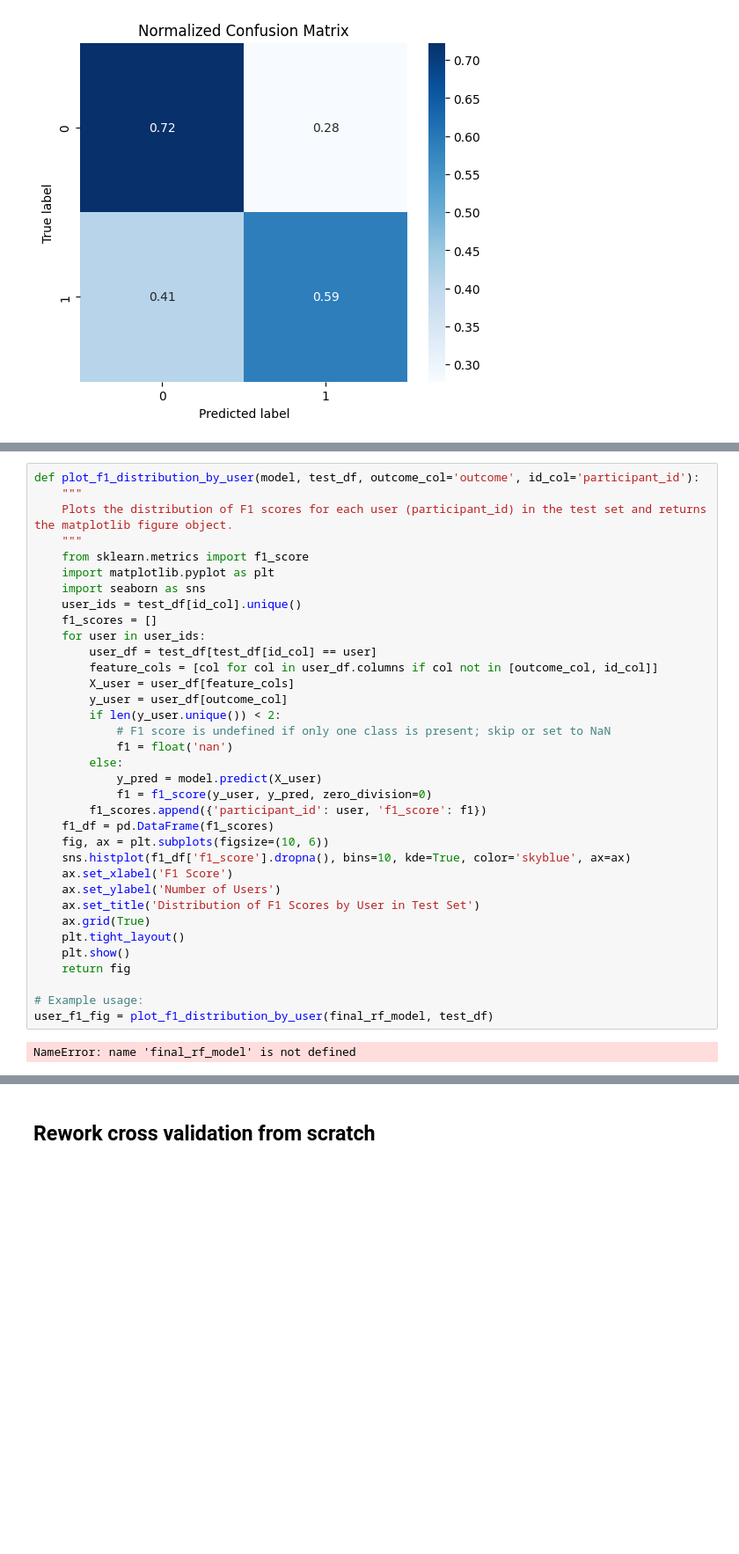
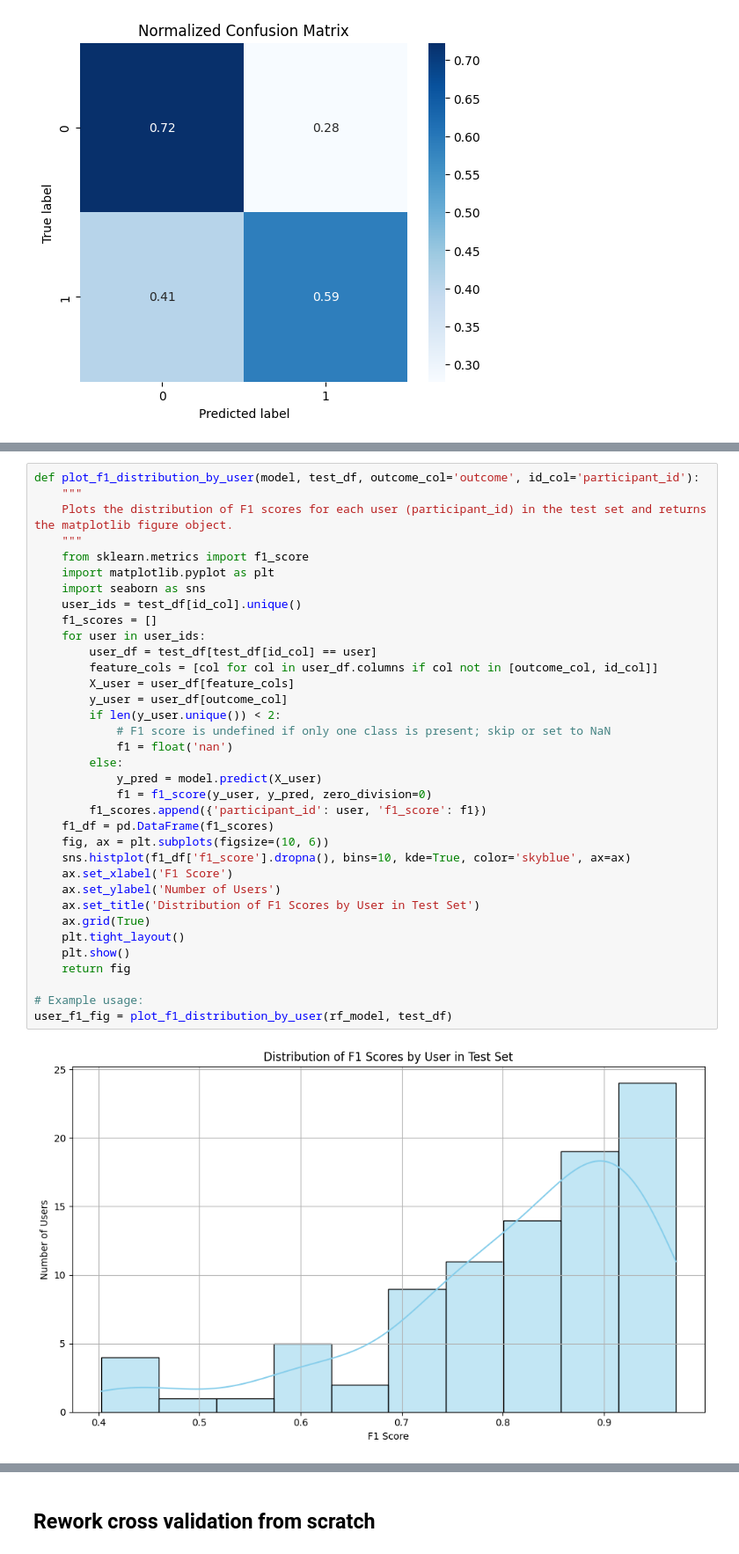
Before and after one commit to adityaponnada/real_time_prompting, a Jupyter notebook: general_model_between_user_with_SMOTE.ipynb, the cells around one changed output, grey strips where cells are left out. Shown at 88% size. Drawn from its saved outputs; the diff is of its cells as text; blank space fills up the shorter version.

```diff
--- a/general_model_between_user_with_SMOTE.ipynb
+++ b/general_model_between_user_with_SMOTE.ipynb
@@ -557,35 +553,35 @@ def plot_f1_distribution_by_user(model, test_df, outcome_col='outcome', id_col='
     from sklearn.metrics import f1_score
     import matplotlib.pyplot as plt
     import seaborn as sns
     user_ids = test_df[id_col].unique()
     f1_scores = []
     for user in user_ids:
         user_df = test_df[test_df[id_col] == user]
         feature_cols = [col for col in user_df.columns if col not in [outcome_col, id_col]]
         X_user = user_df[feature_cols]
         y_user = user_df[outcome_col]
         if len(y_user.unique()) < 2:
             # F1 score is undefined if only one class is present; skip or set to NaN
             f1 = float('nan')
         else:
             y_pred = model.predict(X_user)
             f1 = f1_score(y_user, y_pred, zero_division=0)
         f1_scores.append({'participant_id': user, 'f1_score': f1})
     f1_df = pd.DataFrame(f1_scores)
     fig, ax = plt.subplots(figsize=(10, 6))
     sns.histplot(f1_df['f1_score'].dropna(), bins=10, kde=True, color='skyblue', ax=ax)
     ax.set_xlabel('F1 Score')
     ax.set_ylabel('Number of Users')
     ax.set_title('Distribution of F1 Scores by User in Test Set')
     ax.grid(True)
     plt.tight_layout()
     plt.show()
     return fig
 
 # Example usage:
-user_f1_fig = plot_f1_distribution_by_user(final_rf_model, test_df)
+user_f1_fig = plot_f1_distribution_by_user(rf_model, test_df)
 # %% [output]
-NameError: name 'final_rf_model' is not defined
+[figure, added]
 # %%
 def plot_f1_by_user_train_test(model, train_df, test_df, outcome_col='outcome', id_col='participant_id'):
     """
```
Also changed, not shown: parts of 16 cells of this notebook.
